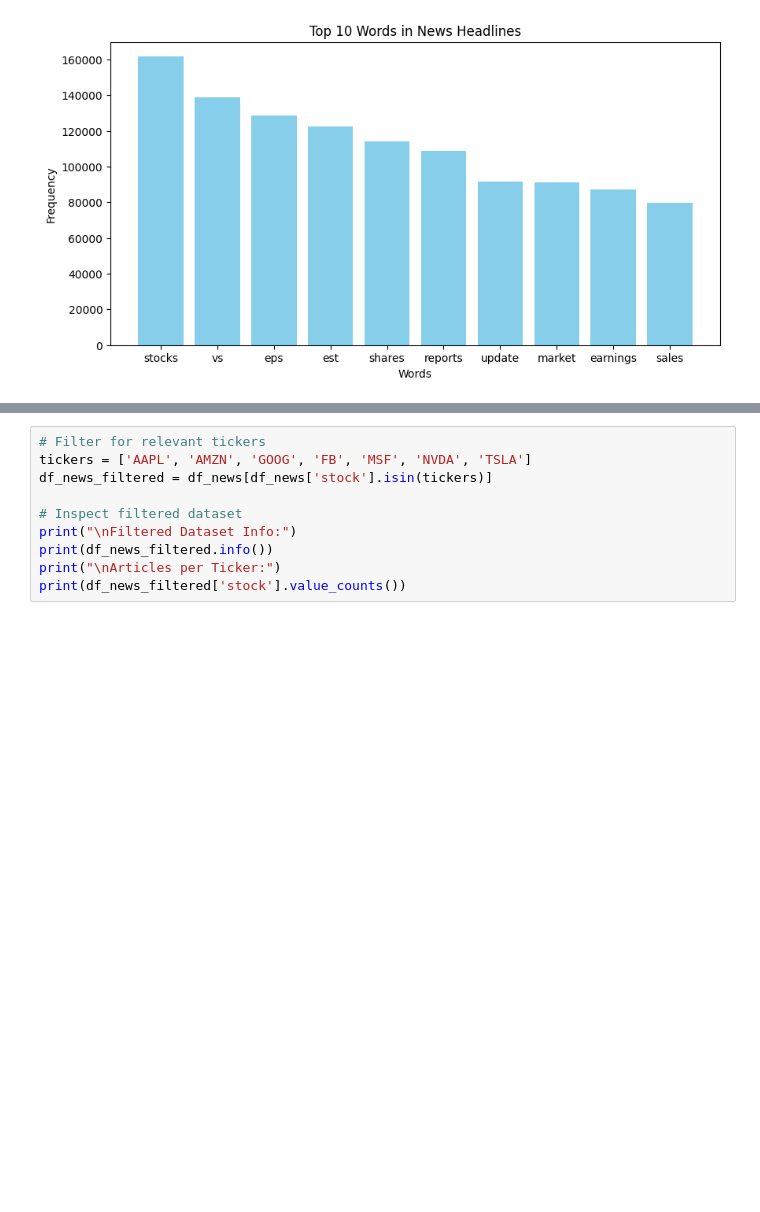
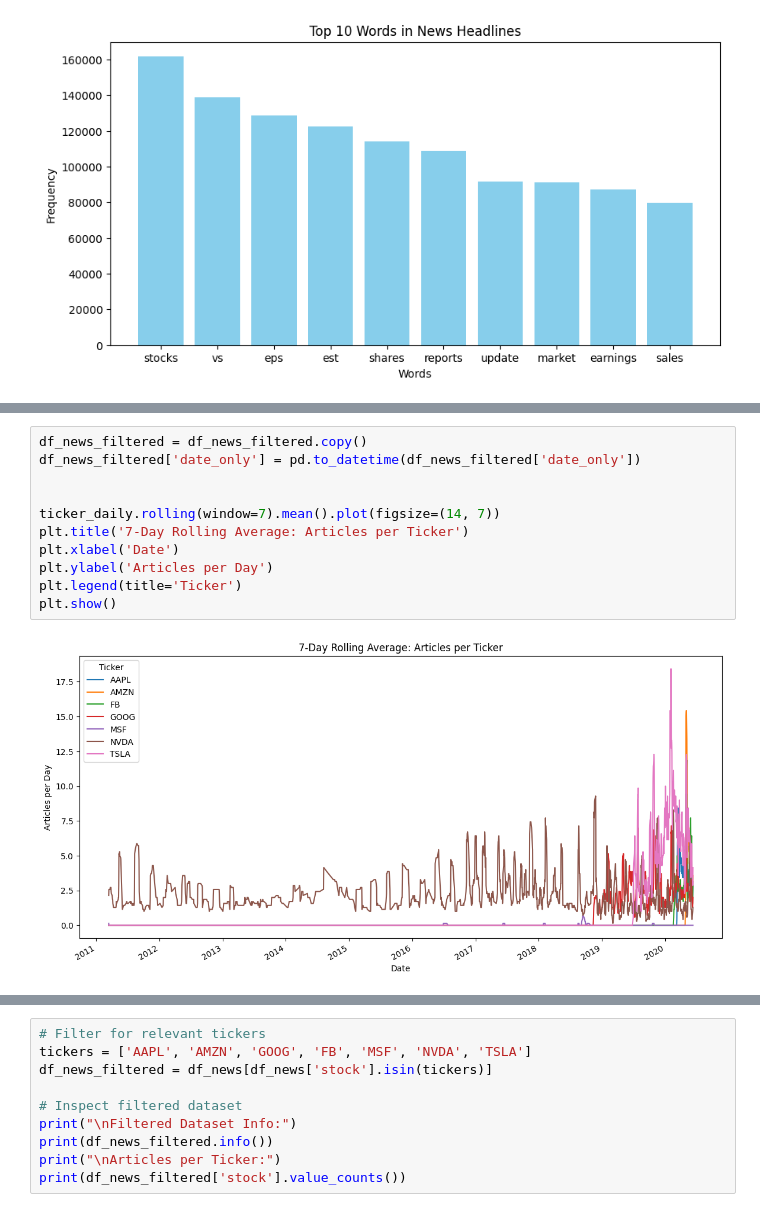
Before and after one commit to Dibora12/news_impact_price_analysis, a Jupyter notebook: notebooks/eda_news.ipynb, the cells around one changed output, grey strips where cells are left out. Saved outputs shown, nothing was run; the diff lists cells and outputs as text; blank space fills up the shorter version.

```diff
--- a/notebooks/eda_news.ipynb
+++ b/notebooks/eda_news.ipynb
@@ -185,3 +207,16 @@ Name: count, dtype: int64
+# %%
+df_news_filtered = df_news_filtered.copy()
+df_news_filtered['date_only'] = pd.to_datetime(df_news_filtered['date_only'])
+
+
+ticker_daily.rolling(window=7).mean().plot(figsize=(14, 7))
+plt.title('7-Day Rolling Average: Articles per Ticker')
+plt.xlabel('Date')
+plt.ylabel('Articles per Day')
+plt.legend(title='Ticker')
+plt.show()
+# %% [output]
+[figure, added]
 # %%
 # Publisher Analysis
 def extract_domain(publisher):
```
Also changed, not shown: parts of 3 cells of this notebook.
